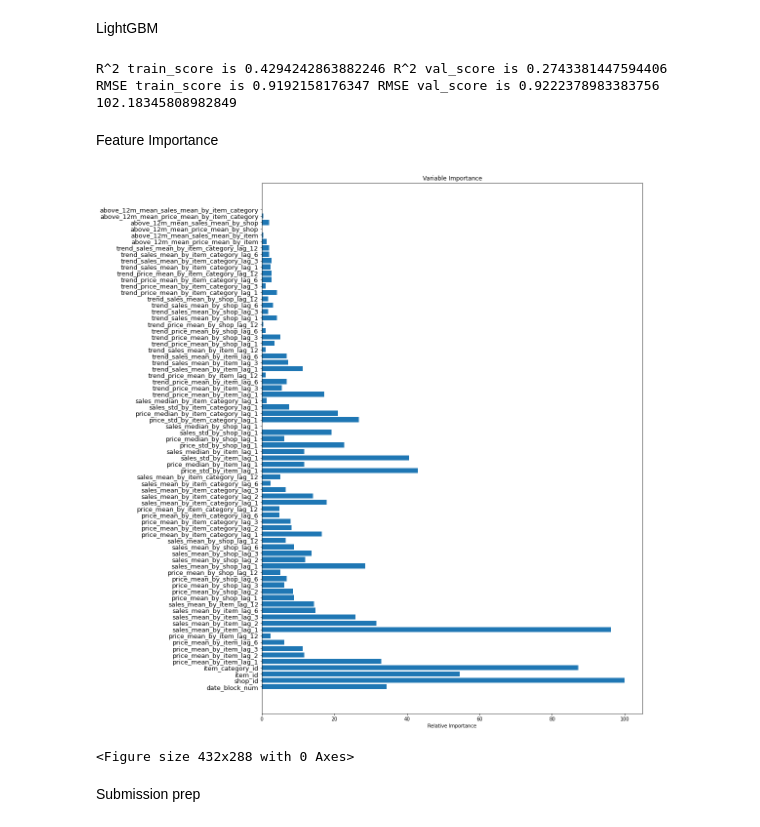
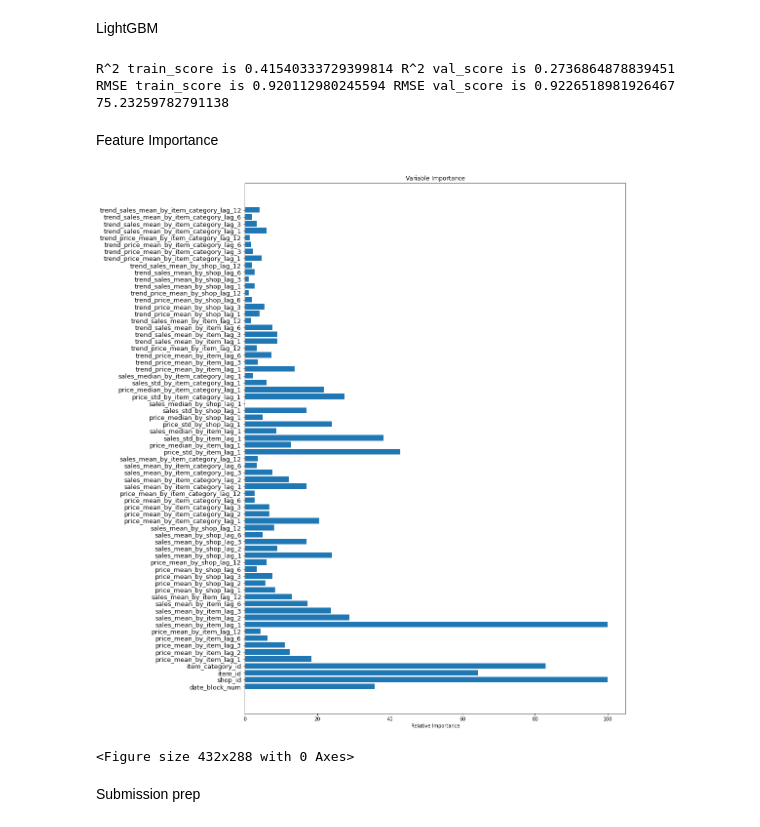
Before and after one commit to migai/Kag, a Jupyter notebook: ipynb_versions/Time Series Features & Modelling_v2.ipynb, the cells around one changed output. Cells and saved outputs as stored; diff of their text form; code cells hidden in the pictures.

Commit message:
updates in Time Series Features & modelling code

```diff
--- a/ipynb_versions/Time Series Features & Modelling_v2.ipynb
+++ b/ipynb_versions/Time Series Features & Modelling_v2.ipynb
@@ -604,11 +721,11 @@ NameError: ignored
 # %% [markdown]
 **Train/Test split**
 # %%
-data = matrix
+#data = matrix
 
-use_toy_data = True #to be used just for code to run quicker when tests are needed to be made
+use_toy_data = False #to be used just for code to run quicker when tests are needed to be made
 if use_toy_data == True:
-  train_start_index = 17
+  train_start_index = 26
 else:
   train_start_index = 14 #skip first 13 months - used to caclulate time series features
 train_final_index = 28 #makes validation set to be 20% of the non-test data (threshold is surely debatable)
@@ -616,10 +733,10 @@ train_final_index = 28 #makes validation set to be 20% of the non-test data (thr
 data = data[data['date_block_num'] >= train_start_index]
 
 X_train = data[data.date_block_num <= train_final_index].drop(['item_cnt_month', 'ID'], axis=1)
-y_train = data[data.date_block_num <= train_final_index]['item_cnt_month']
+y_train = np.array(data[data.date_block_num <= train_final_index]['item_cnt_month'])
 
 X_val = data[(data.date_block_num > train_final_index) & (data.date_block_num <= 33)].drop(['item_cnt_month', 'ID'], axis=1)
-y_val = data[(data.date_block_num > train_final_index) & (data.date_block_num <= 33)]['item_cnt_month']
+y_val = np.array(data[(data.date_block_num > train_final_index) & (data.date_block_num <= 33)]['item_cnt_month'])
 
 X_test = data[data.date_block_num == 34].drop(['item_cnt_month', 'ID'], axis=1)
 X_test = pd.merge(test, X_test, on= ['date_block_num', 'item_id', 'shop_id']).drop(['ID'], axis = 1) #to ensure consistency in rows with test sumbission file
@@ -700,0 +827,9 @@ AttributeError: ignored
+# %%
+feature_names = X_train.columns
+X_train_np = X_train.to_numpy(dtype = np.float16)
+del X_train
+X_val_np = X_val.to_numpy(dtype = np.float16)
+del X_val
+X_test_np = X_test.to_numpy(dtype = np.float16)
+del X_test
+X_train_np.nbytes/(10**6)
@@ -707,7 +844,7 @@ import sklearn
 from sklearn.linear_model import LinearRegression
 X_train_model, X_val_model, X_test_model = X_train_LinReg, X_val_LinReg, X_test_LinReg
 model = LinearRegression()
-model.fit(X_train_LinReg, y_train)
+model.fit(X_train_model, y_train)
 
 y_pred_train, y_pred_val, y_pred_test =  model.predict(X_train_model).clip(0,20), model.predict(X_val_model).clip(0,20), model.predict(X_test_model).clip(0,20)
 train_score, val_score = sklearn.metrics.r2_score(y_train, y_pred_train), sklearn.metrics.r2_score(y_val, y_pred_val)
@@ -824,11 +964,12 @@ def column_index(df, query_cols):
     return indices
 categorical_features_pos = column_index(X_train,categorical)
 '''
+X_train_model, X_val_model, X_test_model = X_train_np, X_val_np, X_test_np
 
 start = time.time()
 model = LGBMRegressor()
-model.fit(X_train, y_train)
-y_pred_train, y_pred_val, y_pred_test =  model.predict(X_train) , model.predict(X_val), model.predict(X_test).clip(0,20)
+model.fit(X_train_model, y_train)
+y_pred_train, y_pred_val, y_pred_test =  model.predict(X_train_model).clip(0,20), model.predict(X_val_model).clip(0,20), model.predict(X_test_model).clip(0,20)
 train_score, val_score = sklearn.metrics.r2_score(y_train, y_pred_train), sklearn.metrics.r2_score(y_val, y_pred_val)
 train_rmse, val_rmse = np.sqrt(sklearn.metrics.mean_squared_error(y_train, y_pred_train)), np.sqrt(sklearn.metrics.mean_squared_error(y_val, y_pred_val))
 print('R^2 train_score is ' + str(train_score) + ' R^2 val_score is ' + str(val_score))
@@ -836,30 +977,30 @@ print('RMSE train_score is ' + str(train_rmse) + ' RMSE val_score is ' + str(val
 end = time.time()
 print(end-start)
 # %% [output]
-R^2 train_score is 0.4294242863882246 R^2 val_score is 0.2743381447594406
-RMSE train_score is 0.9192158176347 RMSE val_score is 0.9222378983383756
-102.18345808982849
+R^2 train_score is 0.41540333729399814 R^2 val_score is 0.2736864878839451
+RMSE train_score is 0.920112980245594 RMSE val_score is 0.9226518981926467
+75.23259782791138
 # %% [markdown]
 Feature Importance
 # %%
 import matplotlib.pyplot as plt
 # Plot feature importance - Results Visualization
 feature_importance = model.feature_importances_
 # make importances relative to max importance
 feature_importance = 100.0 * (feature_importance / feature_importance.max())
 sorted_idx = np.arange(feature_importance.shape[0])
 pos = np.arange(sorted_idx.shape[0]) + .5
 #pos = range(len(feature_importance))
 plt.figure(figsize=(14,20))
 plt.barh(pos, feature_importance[sorted_idx], align='center')
-plt.yticks(pos, X_train.columns[sorted_idx])
+plt.yticks(pos, feature_names[sorted_idx])
 plt.xlabel('Relative Importance')
 plt.title('Variable Importance')
 plt.tick_params(axis='y', which='major', labelsize = 13)
 plt.show()
 plt.savefig('gbt_feature_importance_v1.png')
 # %% [output]
-[figure, old version]
+[figure, new version]
 <Figure size 432x288 with 0 Axes>
 # %% [markdown]
 Submission prep
```
Also changed, not shown: parts of 27 cells of this notebook, 11 other files.
